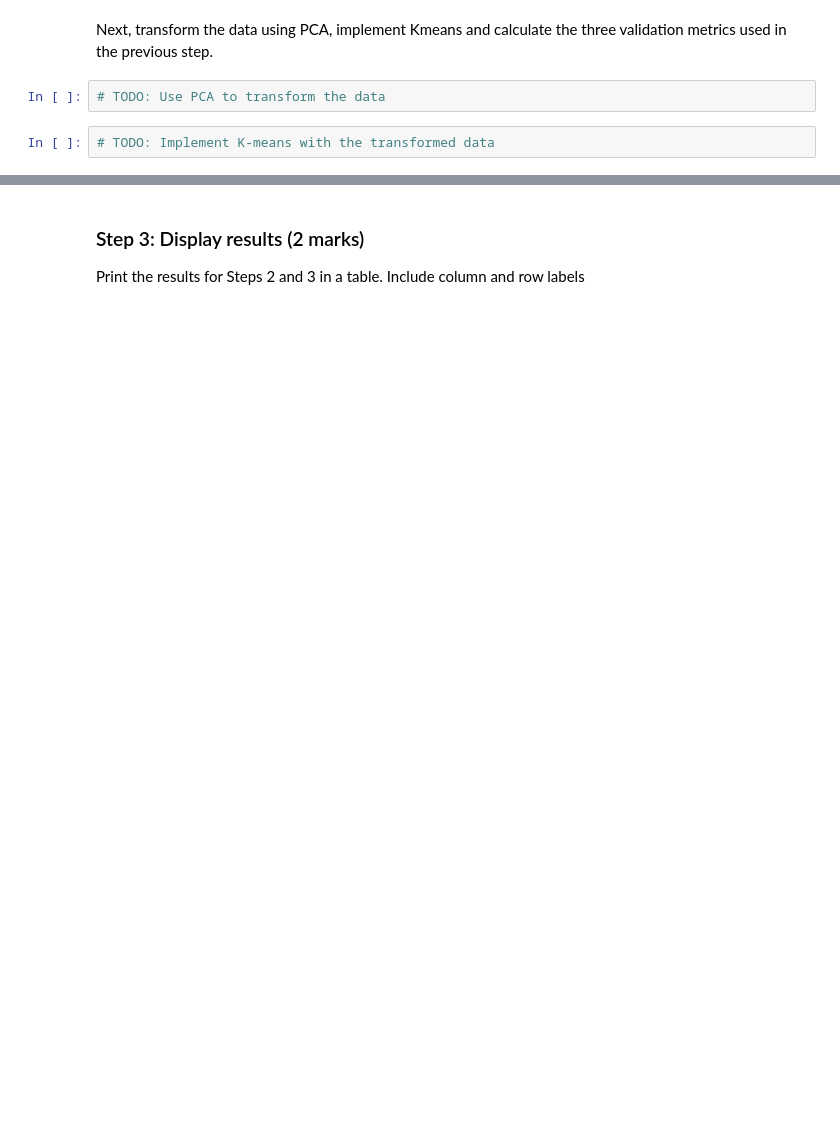
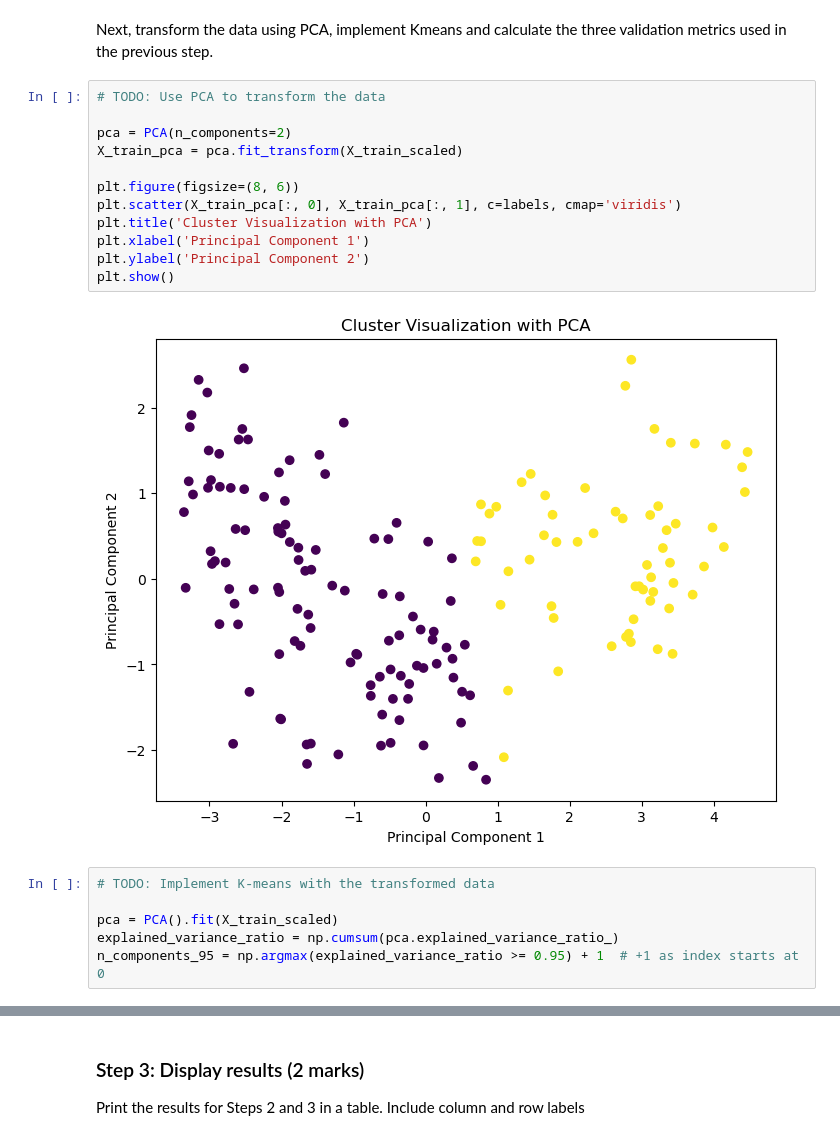
Before and after one commit to yvashisht/ENSF611, a Jupyter notebook: Assignment 5.ipynb, the cells around one changed output, grey strips where cells are left out. Saved outputs shown, nothing was run; the diff lists cells and outputs as text; blank space fills up the shorter version.

```diff
--- a/Assignment 5.ipynb
+++ b/Assignment 5.ipynb
@@ -124,7 +291,23 @@ Implement Kmeans clustering using PCA-transformed data. The first step is to use
 Next, transform the data using PCA, implement Kmeans and calculate the three validation metrics used in the previous step.
 # %%
 # TODO: Use PCA to transform the data
+
+pca = PCA(n_components=2)
+X_train_pca = pca.fit_transform(X_train_scaled)
+
+plt.figure(figsize=(8, 6))
+plt.scatter(X_train_pca[:, 0], X_train_pca[:, 1], c=labels, cmap='viridis')
+plt.title('Cluster Visualization with PCA')
+plt.xlabel('Principal Component 1')
+plt.ylabel('Principal Component 2')
+plt.show()
+# %% [output]
+[figure, added]
 # %%
 # TODO: Implement K-means with the transformed data
+
+pca = PCA().fit(X_train_scaled)
+explained_variance_ratio = np.cumsum(pca.explained_variance_ratio_)
+n_components_95 = np.argmax(explained_variance_ratio >= 0.95) + 1  # +1 as index starts at 0
 # %%
 # TODO: Calculate the three different validation metrics
```
Also changed, not shown: parts of 23 cells of this notebook.
